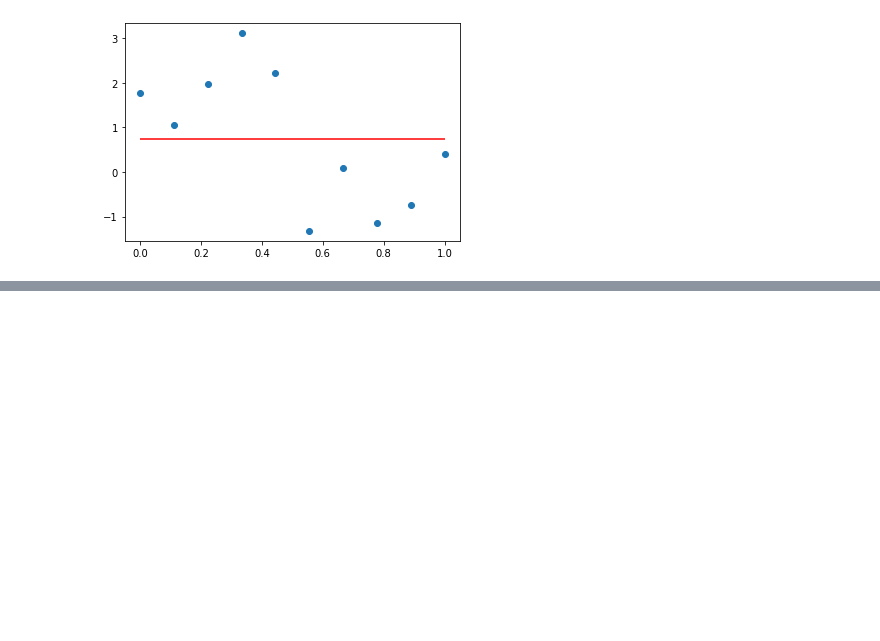
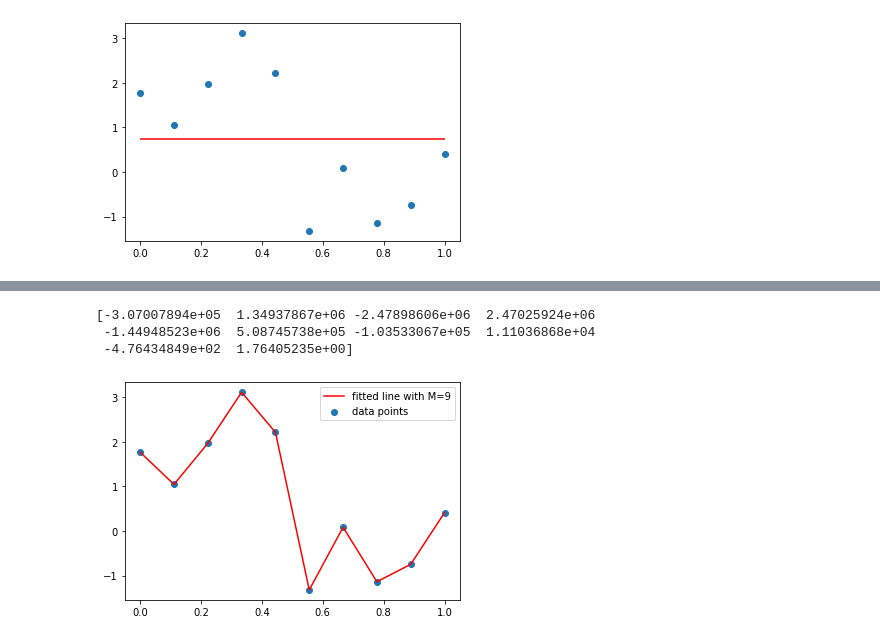
Before and after one commit to aditi-gajurel/PRML_Summary_Notes, a Jupyter notebook: Chapter 1: Introduction/1.1- Polynomial-Curve-Fitting.ipynb, the cells around one changed output, grey strips where cells are left out. Drawn from its saved outputs; the diff is of its cells as text; code cells hidden in the pictures; blank space fills up the shorter version.

```diff
--- a/Chapter 1: Introduction/1.1- Polynomial-Curve-Fitting.ipynb
+++ b/Chapter 1: Introduction/1.1- Polynomial-Curve-Fitting.ipynb
@@ -125,0 +165,19 @@ plt.show()
+# %%
+## For M = 9
+coefs = np.polyfit(x, t, 9)
+print(coefs)
+# %% [output]
+[-3.07007894e+05  1.34937867e+06 -2.47898606e+06  2.47025924e+06
+ -1.44948523e+06  5.08745738e+05 -1.03533067e+05  1.11036868e+04
+ -4.76434849e+02  1.76405235e+00]
+# %%
+## Fitted Curve
+y = coefs[9] + coefs[8]*x + coefs[7]*x**2 + coefs[6]*x**3 + coefs[5]*x**4 + coefs[4]*x**5 + coefs[3]*x**6 + coefs[2]*x**7 + coefs[1]*x**8 + coefs[0]*x**9
+
+## Plot the fitted curve
+plt.scatter(x, t, label = 'data points')
+plt.plot(x, y, c ='r', label ='fitted line with M=9')
+plt.legend()
+plt.show()
+# %% [output]
+[figure, added]
```
Also changed, not shown: parts of 8 cells of this notebook, 1 other file.
